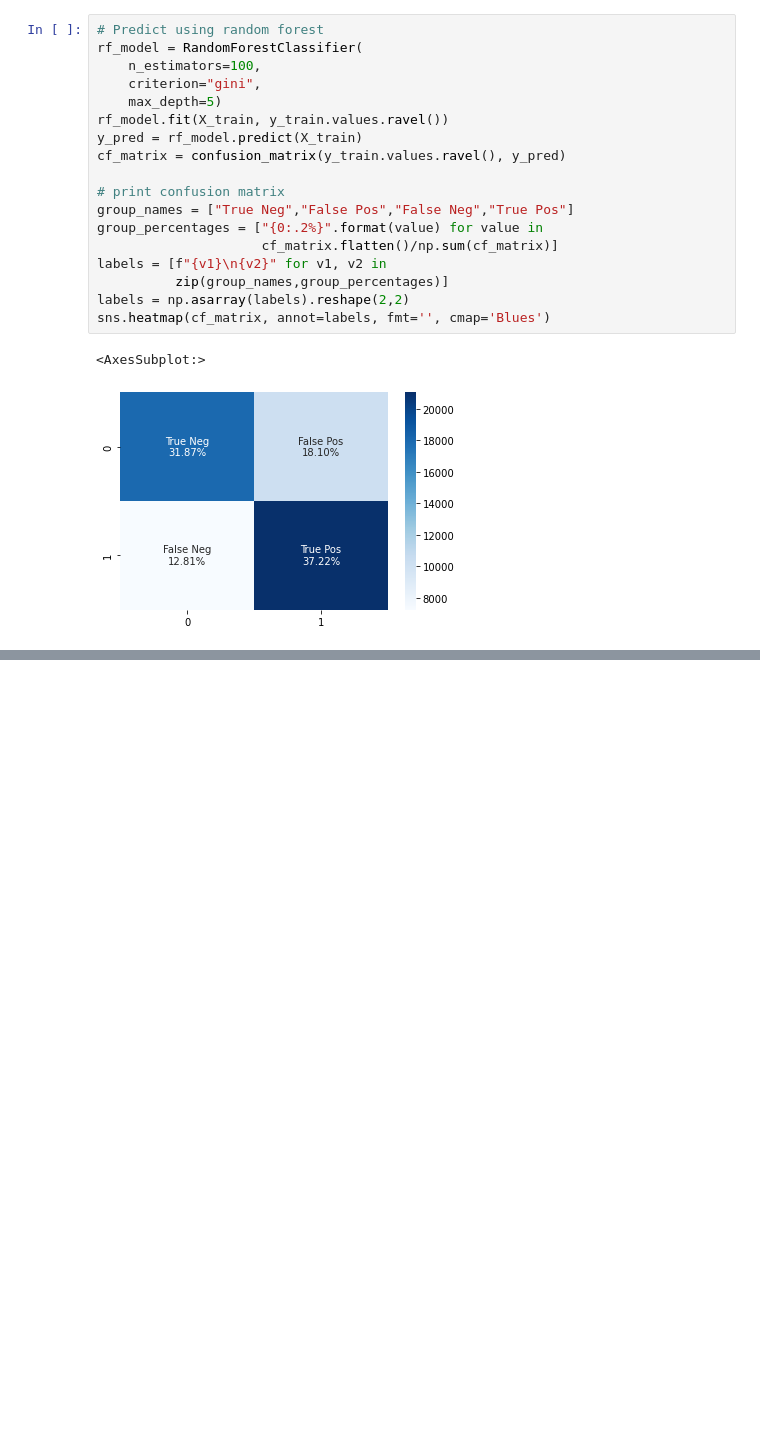
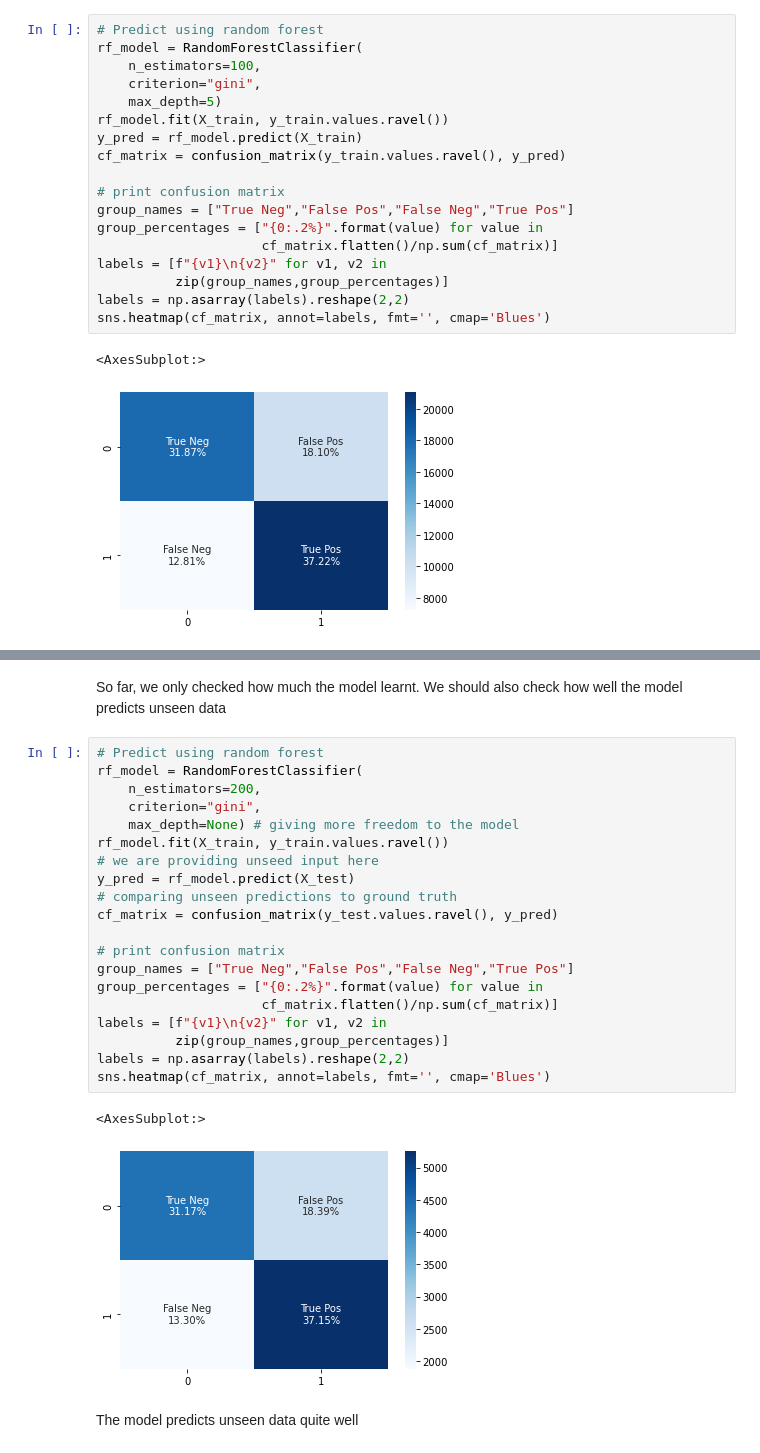
Before and after one commit to mbertani/responsible-datascience-ws, a Jupyter notebook: ML_analysis.ipynb, the cells around one changed output, grey strips where cells are left out. Drawn from its saved outputs; the diff is of its cells as text; blank space fills up the shorter version.

```diff
--- a/ML_analysis.ipynb
+++ b/ML_analysis.ipynb
@@ -148,0 +227,27 @@ sns.heatmap(cf_matrix, annot=labels, fmt='', cmap='Blues')
+# %% [markdown]
+So far, we only checked how much the model learnt. We should also check how well the model predicts unseen data
+# %%
+# Predict using random forest
+rf_model = RandomForestClassifier(
+    n_estimators=200,
+    criterion="gini",
+    max_depth=None) # giving more freedom to the model
+rf_model.fit(X_train, y_train.values.ravel())
+# we are providing unseed input here
+y_pred = rf_model.predict(X_test)
+# comparing unseen predictions to ground truth
+cf_matrix = confusion_matrix(y_test.values.ravel(), y_pred)
+
+# print confusion matrix
+group_names = ["True Neg","False Pos","False Neg","True Pos"]
+group_percentages = ["{0:.2%}".format(value) for value in
+                     cf_matrix.flatten()/np.sum(cf_matrix)]
+labels = [f"{v1}\n{v2}" for v1, v2 in
+          zip(group_names,group_percentages)]
+labels = np.asarray(labels).reshape(2,2)
+sns.heatmap(cf_matrix, annot=labels, fmt='', cmap='Blues')
+# %% [output]
+<AxesSubplot:>
+[figure, added]
+# %% [markdown]
+The model predicts unseen data quite well
```
Also changed, not shown: parts of 7 cells of this notebook.
